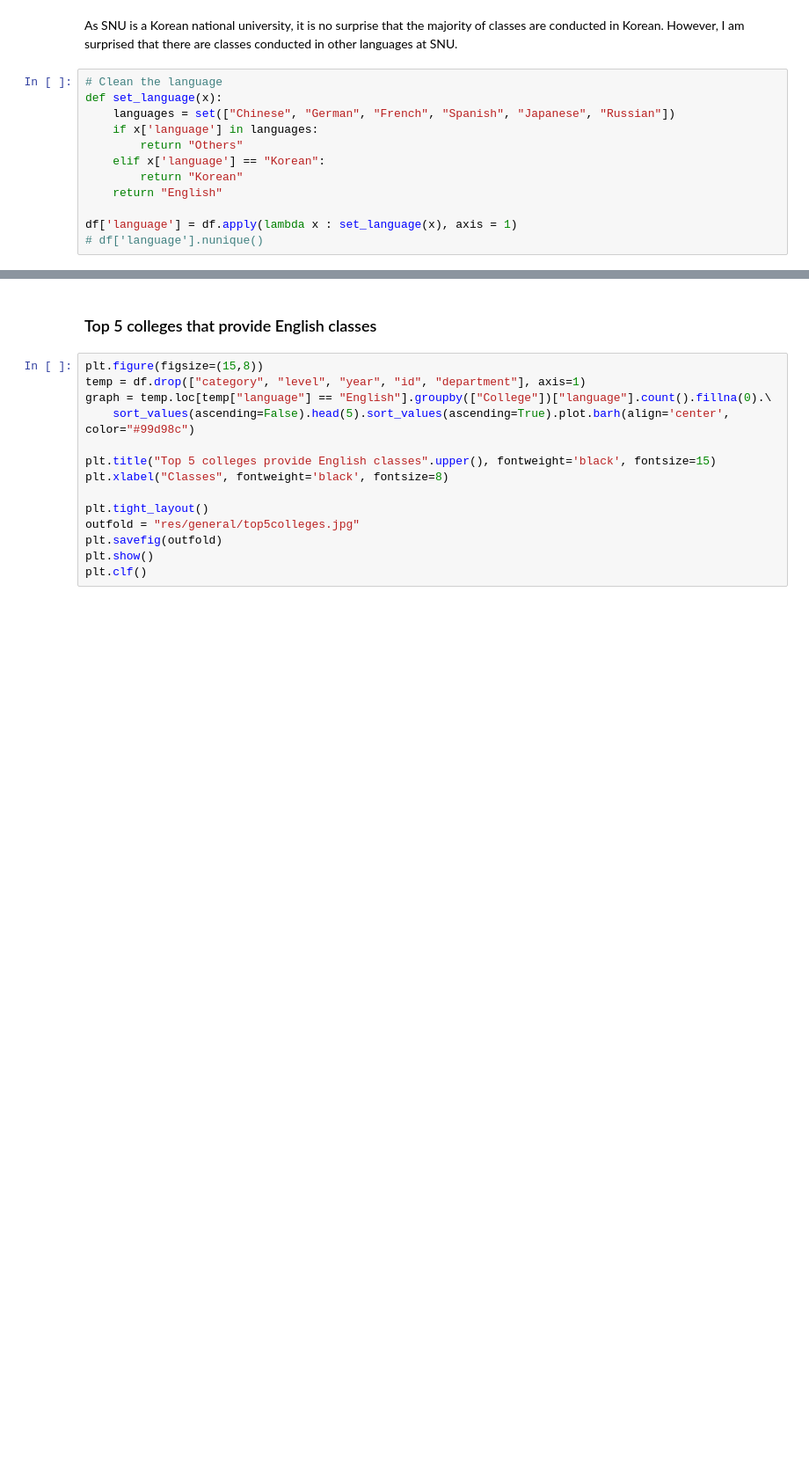
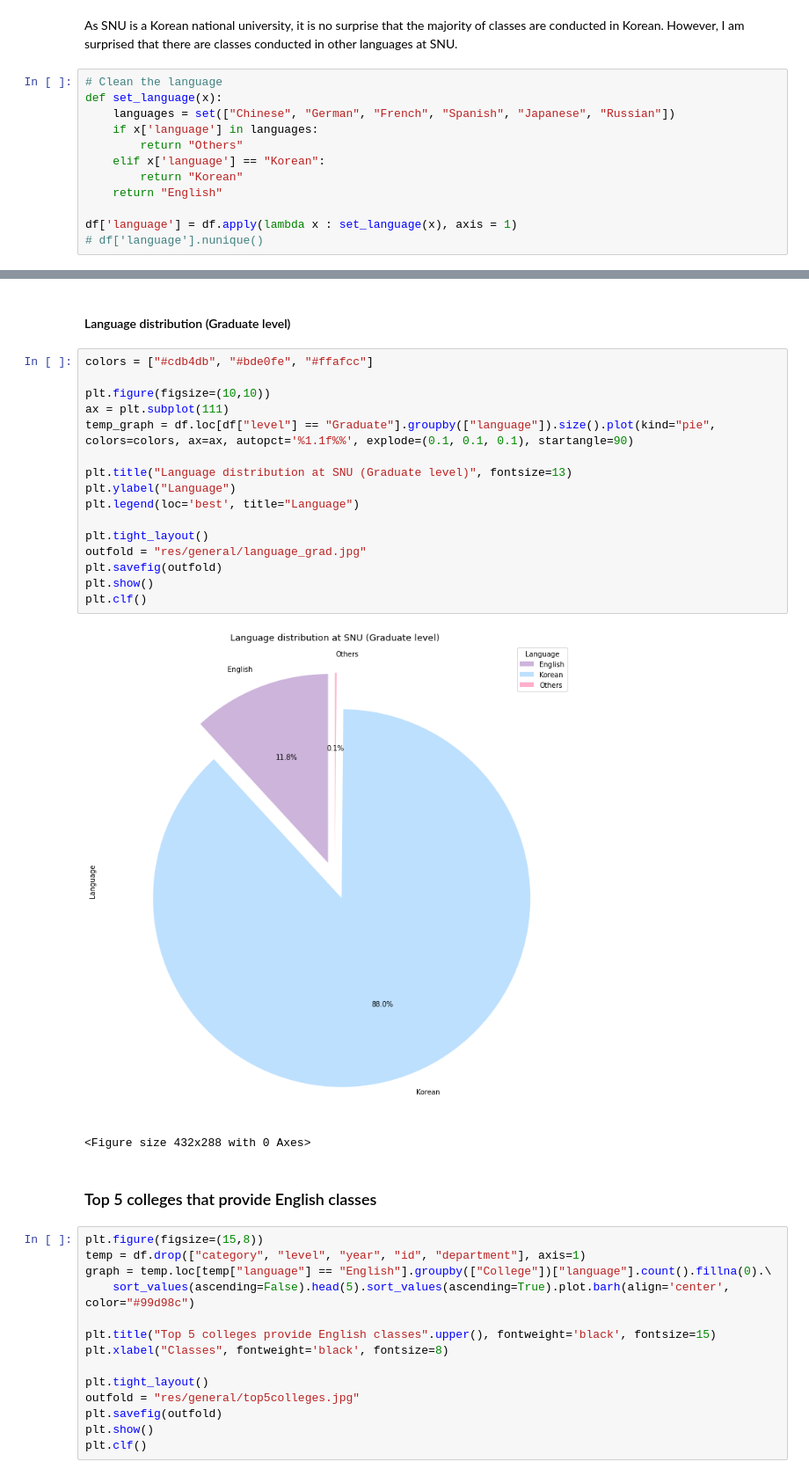
Before and after one commit to minhlgdo/understanding-sugang, a Jupyter notebook: insight.ipynb, the cells around one changed output, grey strips where cells are left out. Shown at 88% size. Drawn from its saved outputs; the diff is of its cells as text; blank space fills up the shorter version.

```diff
--- a/insight.ipynb
+++ b/insight.ipynb
@@ -243,3 +269,24 @@ plt.clf()
+# %% [markdown]
+#### Language distribution (Graduate level)
+# %%
+colors = ["#cdb4db", "#bde0fe", "#ffafcc"]
+
+plt.figure(figsize=(10,10))
+ax = plt.subplot(111)
+temp_graph = df.loc[df["level"] == "Graduate"].groupby(["language"]).size().plot(kind="pie", colors=colors, ax=ax, autopct='%1.1f%%', explode=(0.1, 0.1, 0.1), startangle=90)
+
+plt.title("Language distribution at SNU (Graduate level)", fontsize=13)
+plt.ylabel("Language")
+plt.legend(loc='best', title="Language")
+
+plt.tight_layout()
+outfold = "res/general/language_grad.jpg"
+plt.savefig(outfold)
+plt.show()
+plt.clf()
+# %% [output]
+[figure, added]
+<Figure size 432x288 with 0 Axes>
 # %% [markdown]
 ### Top 5 colleges that provide English classes
 # %%
```
Also changed, not shown: parts of 20 cells of this notebook, 12 other files.
